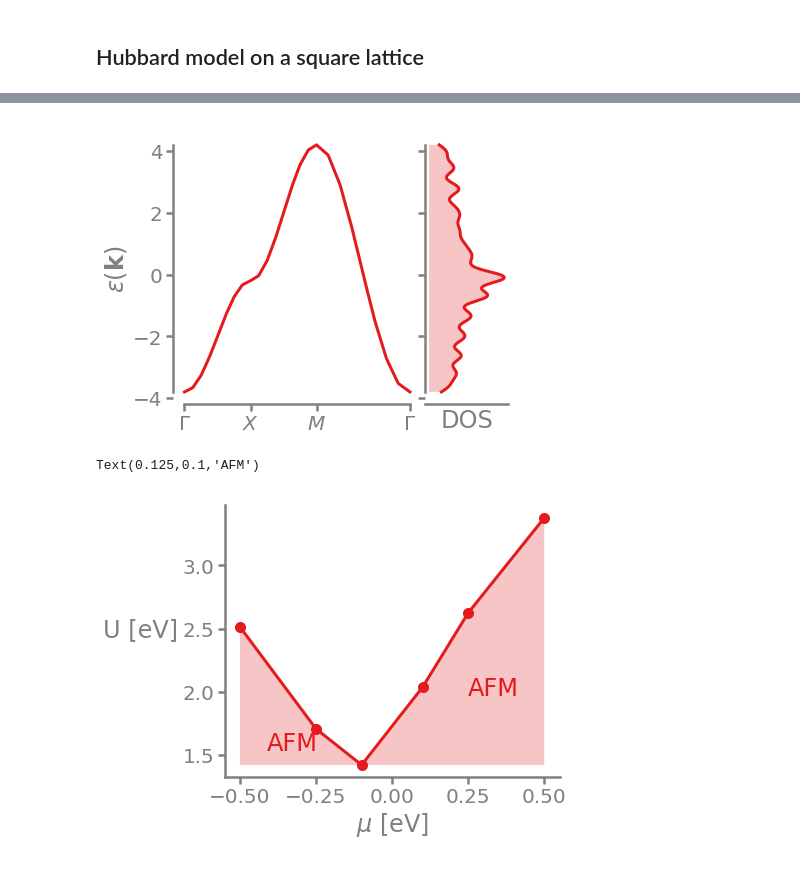
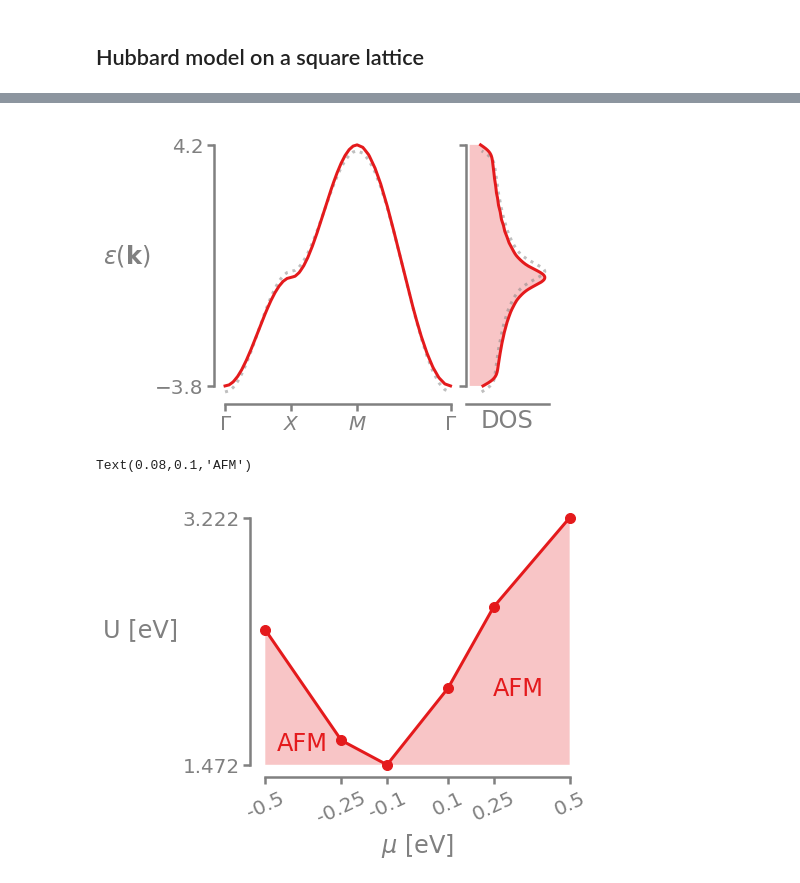
Before and after one commit to TRIQS/tprf, a Jupyter notebook: doc/user_guide/PHT_Hubbard_Model.ipynb, the cells around one changed output, grey strips where cells are left out. Saved outputs shown, nothing was run; the diff lists cells and outputs as text; code cells hidden in the pictures.

Commit message:
[eli/doc] improve use_guide WIP
- minor change in plotting_tools.py so it does not access the [0,0] of
the Gf, object

```diff
--- a/doc/user_guide/PHT_Hubbard_Model.ipynb
+++ b/doc/user_guide/PHT_Hubbard_Model.ipynb
@@ -453,0 +65,6 @@ We test this by calculating the phase transition to the AFM for a few chemical p
+# %%
+from triqs_tprf.tight_binding import SquareLattice
+
+H = SquareLattice(**hubbard)
+
+e_k = H.on_mesh_brillouin_zone(n_k=(hubbard.nk, hubbard.nk, 1))
@@ -503,51 +435,51 @@ Such a model is therefore not symmetric for $\mu=0$, which we can test.
 # %%
 hubbard_next_nearest_neighbor_hopping = hubbard.copy(tp=-0.05)
 
-e_k = get_disperion_relation(hubbard_next_nearest_neighbor_hopping)
+H = SquareLattice(**hubbard_next_nearest_neighbor_hopping)
+
+e_k_nn = H.on_mesh_brillouin_zone(n_k=(hubbard_next_nearest_neighbor_hopping.nk,
+                                    hubbard_next_nearest_neighbor_hopping.nk, 1))
 # %%
-from matplotlib import gridspec
-from scipy.stats import gaussian_kde
-from plotting_tools import bsplot
-
-fig = plt.figure()
-
-gs = gridspec.GridSpec(1, 2, width_ratios=[3, 1])
-gs.update(wspace=0.025, hspace=0.05)
-
 # -- Bandstructure
 ax_bs = plt.subplot(gs[0])
 
-lower_limit = np.min(e_k.data.real)
-upper_limit = np.max(e_k.data.real)
+lower_limit = np.min(e_k_nn.data.real)
+upper_limit = np.max(e_k_nn.data.real)
 
-path = 'G-X-M-G'
-ax_bs.bsplot(e_k, path)
+ax_bs.bsplot(e_k, path, color='grey', ls="dotted", alpha=0.5)
+ax_bs.bsplot(e_k_nn, path)
 
 ax_bs.spines['left'].set_bounds(lower_limit, upper_limit)
 ax_bs.spines['bottom'].set_bounds(ax_bs.get_xticks()[0], ax_bs.get_xticks()[-1])
 
-ax_bs.set_ylabel('$\epsilon(\mathbf{k})$')
+ax_bs.set_yticks([lower_limit, upper_limit])
+
+ax_bs.set_ylabel('$\epsilon(\mathbf{k})$', rotation=0, ha='right')
+
 # -- Density of states
 ax_dos = plt.subplot(gs[1])
 
-dos = gaussian_kde(e_k.data[:,0,0].real)
-xs = np.linspace(lower_limit, upper_limit , 500)
-dos.covariance_factor = lambda : .1
-dos._compute_covariance()
+dos_nn = gaussian_kde(e_k_nn[0,0].data.real)
+xs_nn = np.linspace(lower_limit, upper_limit , 500)
+dos_nn.covariance_factor = lambda : .1
+dos_nn._compute_covariance()
 
-ax_dos.plot(dos(xs).real, xs)
-ax_dos.fill_betweenx(xs, dos(xs).real, [0]*len(xs), alpha=0.25)
-#ax_dos.set_xlim()
+ax_dos.plot(dos(xs).real, xs, color='grey', ls="dotted", alpha=0.5)
 
-#ax_dos.spines['left'].set_visible(False)
+ax_dos.plot(dos_nn(xs_nn).real, xs_nn)
+ax_dos.fill_betweenx(xs_nn, dos_nn(xs_nn).real, [0]*len(xs), alpha=0.25)
+
+
+
 ax_dos.set_xlabel('DOS')
 
+ax_dos.set_yticks([lower_limit, upper_limit])
 ax_dos.set_yticklabels([''])
 ax_dos.set_xticks([])
 
 ax_dos.spines['left'].set_bounds(lower_limit, upper_limit)
 # %% [output]
-[figure, old version]
+[figure, new version]
 # %%
 %%capture
 
@@ -562,9 +494,7 @@ for hubbard_model in hubbard_models:
     U_c = get_spin_phase_transistion(hubbard_model)
     U_cs.append(U_c)
 # %%
-fig = plt.figure()
-
-ax_pd = fig.add_subplot(111)
+ax_pd = plt.subplot(111)
 
 ax_pd.plot(mus, U_cs, "o", ls="-")
 ax_pd.fill_between(mus,[min(U_cs)]*len(U_cs),U_cs, alpha=0.25)
@@ -572,11 +502,18 @@ ax_pd.fill_between(mus,[min(U_cs)]*len(U_cs),U_cs, alpha=0.25)
 ax_pd.set_ylabel('U [eV]', rotation=0, ha='right')
 ax_pd.set_xlabel('$\mu$ [eV]')
 
+ax_pd.set_yticks([min(U_cs), max(U_cs)])
+ax_pd.set_xticks(mus)
+ax_pd.set_xticklabels(mus, rotation=25)
+
+ax_pd.spines['left'].set_bounds(min(U_cs), max(U_cs))
+ax_pd.spines['bottom'].set_bounds(min(mus), max(mus))
+
 ax_pd.text(0.725, 0.3, "AFM", transform = ax_pd.transAxes, size=24, color='C0')
-ax_pd.text(0.125, 0.1, "AFM", transform = ax_pd.transAxes, size=24, color='C0')
+ax_pd.text(0.08, 0.1, "AFM", transform = ax_pd.transAxes, size=24, color='C0')
 # %% [output]
-Text(0.125,0.1,'AFM')
+Text(0.08,0.1,'AFM')
-[figure, old version]
+[figure, new version]
 # %% [markdown]
 ## Semi particle-hole transformation
 
```
Also changed, not shown: parts of 83 cells of this notebook, 1 other file.
